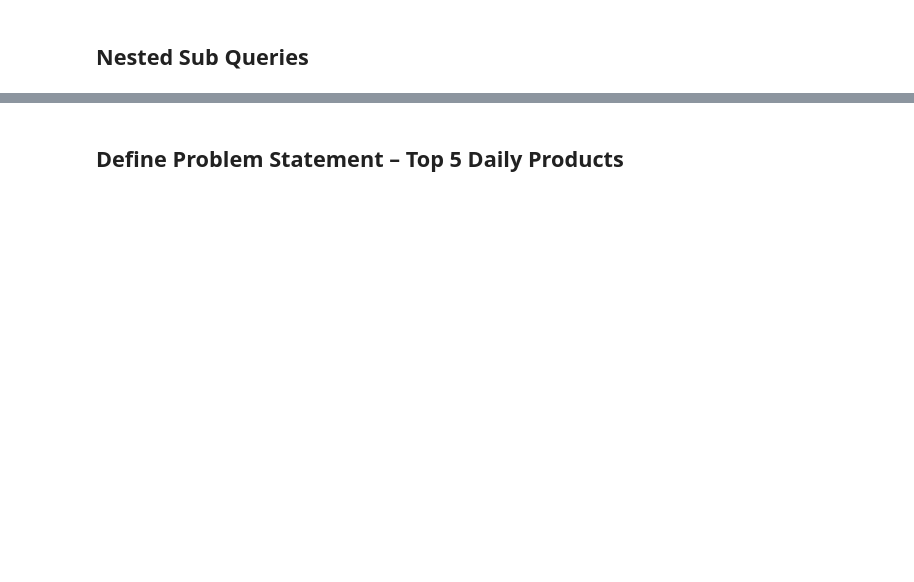
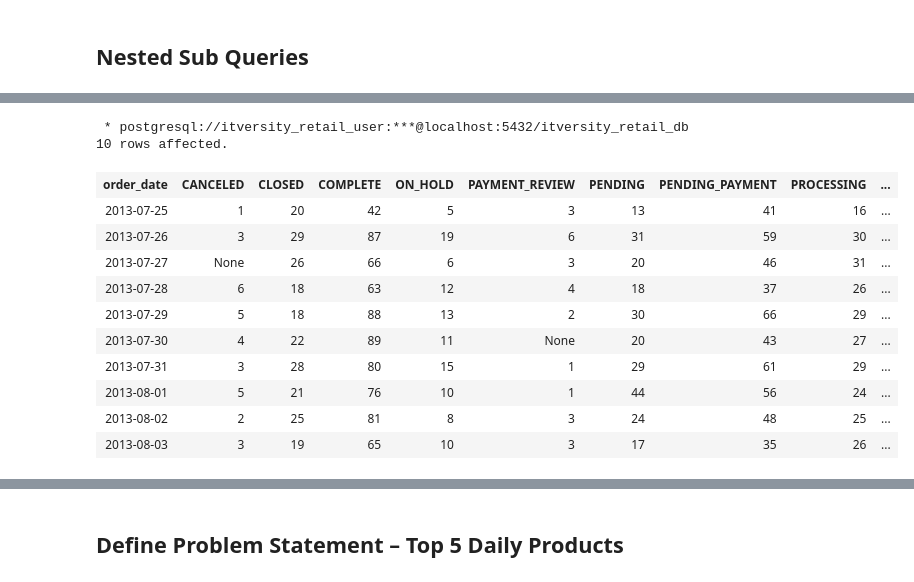
Before and after one commit to itversity/mastering-postgresql, a Jupyter notebook: 07_writing_advanced_sql_queries.ipynb, the cells around one changed output, grey strips where cells are left out. Cells and saved outputs as stored; diff of their text form; code cells hidden in the pictures; blank space fills up the shorter version.

```diff
--- a/07_writing_advanced_sql_queries.ipynb
+++ b/07_writing_advanced_sql_queries.ipynb
@@ -42,0 +526,40 @@ Requirement already satisfied: pytz>=2015.7 in /opt/anaconda3/envs/beakerx/lib/p
+# %%
+%%sql
+
+SELECT * FROM crosstab(
+    'SELECT order_date,
+        order_status,
+        count(1) AS order_count
+    FROM orders
+    GROUP BY order_date,
+        order_status
+    ORDER BY order_date,
+        order_status',
+    'SELECT DISTINCT order_status FROM orders ORDER BY 1'
+) AS (
+    order_date DATE,
+    "CANCELED" INT,
+    "CLOSED" INT,
+    "COMPLETE" INT,
+    "ON_HOLD" INT,
+    "PAYMENT_REVIEW" INT,
+    "PENDING" INT,
+    "PENDING_PAYMENT" INT,
+    "PROCESSING" INT,
+    "SUSPECTED_FRAUD" INT
+)
+LIMIT 10
+# %% [output]
+ * postgresql://itversity_retail_user:***@localhost:5432/itversity_retail_db
+10 rows affected.
+| order_date | CANCELED | CLOSED | COMPLETE | ON_HOLD | PAYMENT_REVIEW | PENDING | PENDING_PAYMENT | PROCESSING | ... |
+| 2013-07-25 | 1 | 20 | 42 | 5 | 3 | 13 | 41 | 16 | ... |
+| 2013-07-26 | 3 | 29 | 87 | 19 | 6 | 31 | 59 | 30 | ... |
+| 2013-07-27 | None | 26 | 66 | 6 | 3 | 20 | 46 | 31 | ... |
+| 2013-07-28 | 6 | 18 | 63 | 12 | 4 | 18 | 37 | 26 | ... |
+| 2013-07-29 | 5 | 18 | 88 | 13 | 2 | 30 | 66 | 29 | ... |
+| 2013-07-30 | 4 | 22 | 89 | 11 | None | 20 | 43 | 27 | ... |
+| 2013-07-31 | 3 | 28 | 80 | 15 | 1 | 29 | 61 | 29 | ... |
+| 2013-08-01 | 5 | 21 | 76 | 10 | 1 | 44 | 56 | 24 | ... |
+| 2013-08-02 | 2 | 25 | 81 | 8 | 3 | 24 | 48 | 25 | ... |
+| 2013-08-03 | 3 | 19 | 65 | 10 | 3 | 17 | 35 | 26 | ... |
```
Also changed, not shown: parts of 87 cells of this notebook, 3 other files.
